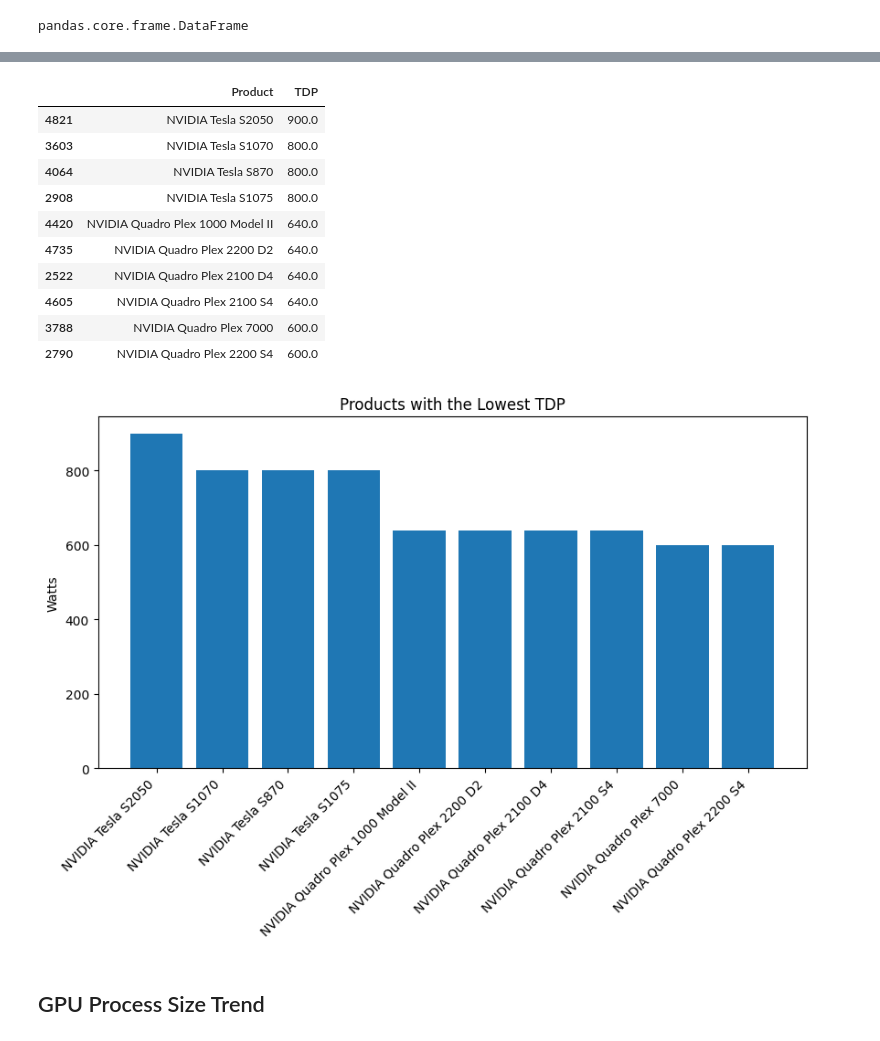
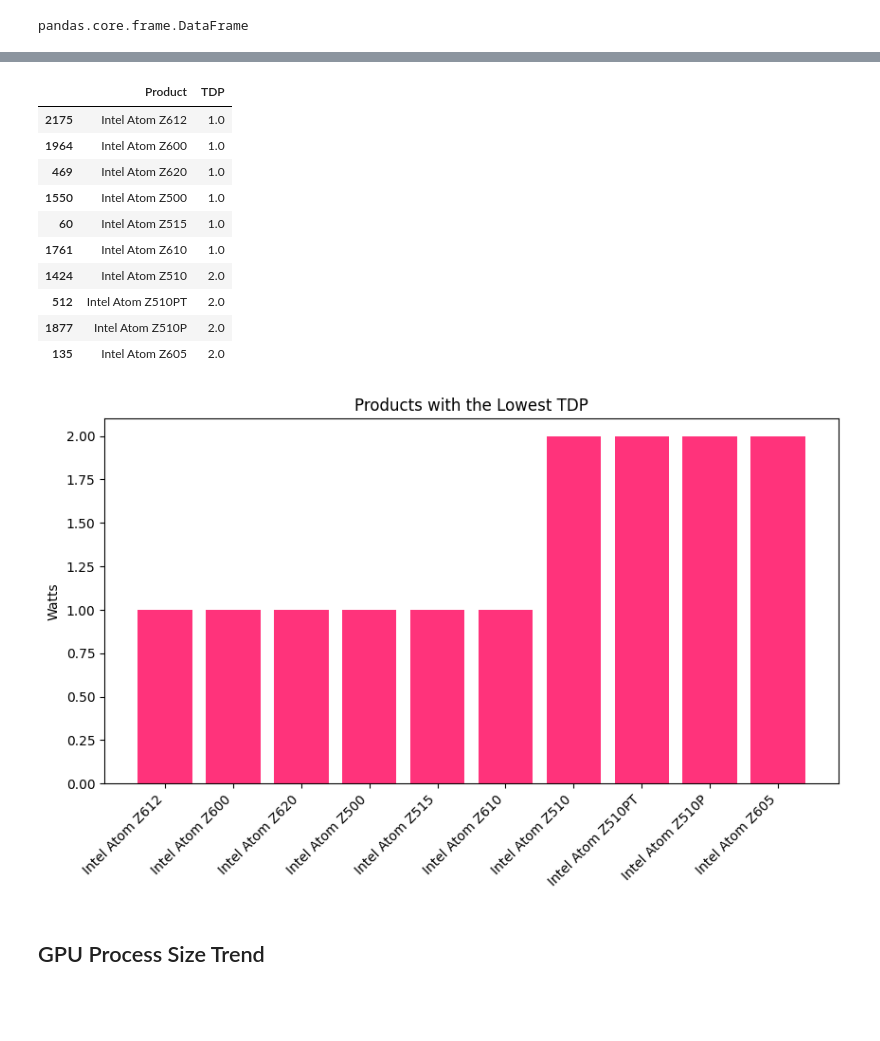
Before and after one commit to qelzli/MATHEDA-V-TOLENTINO, a Jupyter notebook: WK7 Data Visualization/Exercise/WK7-Data-Visualization.ipynb, the cells around one changed output, grey strips where cells are left out. Saved outputs shown, nothing was run; the diff lists cells and outputs as text; code cells hidden in the pictures; blank space fills up the shorter version.

```diff
--- a/WK7 Data Visualization/Exercise/WK7-Data-Visualization.ipynb
+++ b/WK7 Data Visualization/Exercise/WK7-Data-Visualization.ipynb
@@ -137,7 +137,7 @@ type(df_tdp)
 # %% [output]
 pandas.core.frame.DataFrame
 # %%
-df_tdp = df_tdp.sort_values(by = 'TDP', ascending = False)
+df_tdp = df_tdp.sort_values(by = 'TDP')
 df_tdp
 # %% [output]
 |  | Product | TDP |
@@ -158,25 +158,26 @@ df_tdp = df_tdp.head(10)
 df_tdp
 # %% [output]
 |  | Product | TDP |
-| 4821 | NVIDIA Tesla S2050 | 900.0 |
-| 3603 | NVIDIA Tesla S1070 | 800.0 |
-| 4064 | NVIDIA Tesla S870 | 800.0 |
-| 2908 | NVIDIA Tesla S1075 | 800.0 |
-| 4420 | NVIDIA Quadro Plex 1000 Model II | 640.0 |
-| 4735 | NVIDIA Quadro Plex 2200 D2 | 640.0 |
-| 2522 | NVIDIA Quadro Plex 2100 D4 | 640.0 |
-| 4605 | NVIDIA Quadro Plex 2100 S4 | 640.0 |
-| 3788 | NVIDIA Quadro Plex 7000 | 600.0 |
-| 2790 | NVIDIA Quadro Plex 2200 S4 | 600.0 |
+| 2175 | Intel Atom Z612 | 1.0 |
+| 1964 | Intel Atom Z600 | 1.0 |
+| 469 | Intel Atom Z620 | 1.0 |
+| 1550 | Intel Atom Z500 | 1.0 |
+| 60 | Intel Atom Z515 | 1.0 |
+| 1761 | Intel Atom Z610 | 1.0 |
+| 1424 | Intel Atom Z510 | 2.0 |
+| 512 | Intel Atom Z510PT | 2.0 |
+| 1877 | Intel Atom Z510P | 2.0 |
+| 135 | Intel Atom Z605 | 2.0 |
 # %%
 plt.figure(figsize = (10,5))
-plt.bar(df_tdp['Product'] , df_tdp['TDP']),
+plt.bar(df_tdp['Product'] , df_tdp['TDP'],
+    color = '#ff337b')
 plt.title('Products with the Lowest TDP')
 plt.ylabel('Watts')
 plt.xticks(rotation = 45, ha = 'right')
 plt.show()
 # %% [output]
-[figure, old version]
+[figure, new version]
 # %% [markdown]
 ## GPU Process Size Trend
 # %%
```
Also changed, not shown: parts of 1 cell of this notebook, 2 other files.
